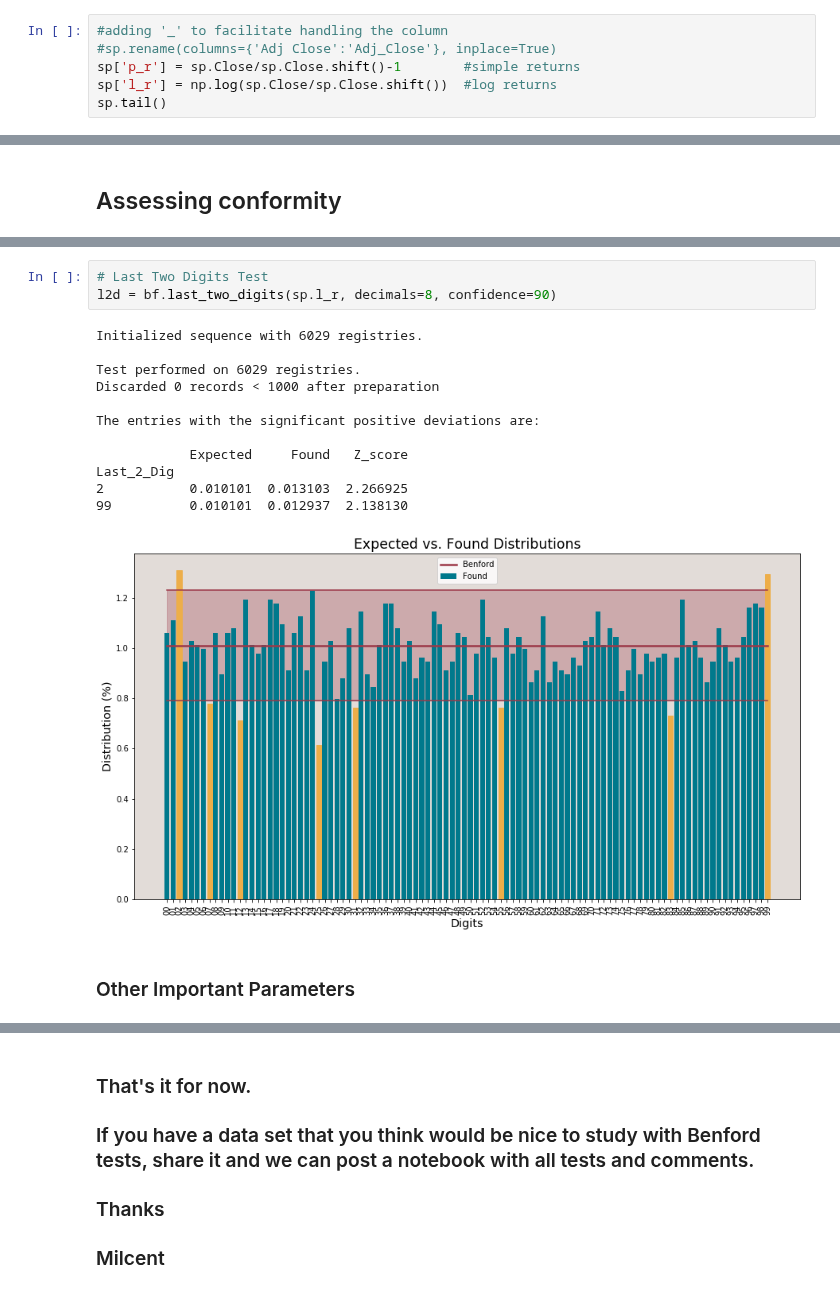
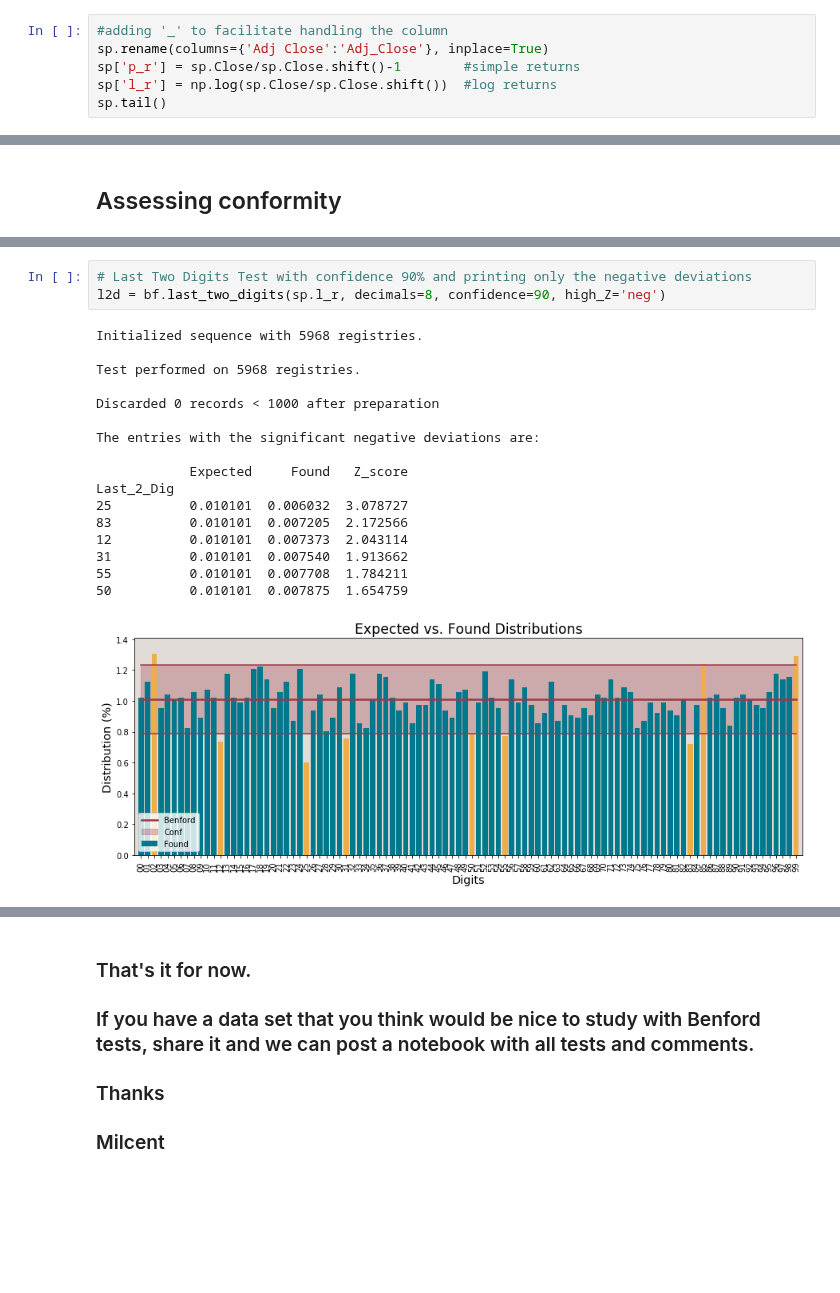
Before and after one commit to milcent/benford_py, a Jupyter notebook: Demo.ipynb, the cells around one changed output, grey strips where cells are left out. Saved outputs shown, nothing was run; the diff lists cells and outputs as text; blank space fills up the shorter version.

Commit message:
Updated old stuff and MAntissas stats and plots

```diff
--- a/Demo.ipynb
+++ b/Demo.ipynb
@@ -34,7 +34,7 @@ sp = pd.read_csv('data/SPY.csv', index_col='Date', parse_dates=True)
 #### Creating simple and log return  columns
 # %%
 #adding '_' to facilitate handling the column
-#sp.rename(columns={'Adj Close':'Adj_Close'}, inplace=True)
+sp.rename(columns={'Adj Close':'Adj_Close'}, inplace=True)
 sp['p_r'] = sp.Close/sp.Close.shift()-1        #simple returns
 sp['l_r'] = np.log(sp.Close/sp.Close.shift())  #log returns
 sp.tail()
@@ -191,19 +200,22 @@ Sec_Dig
 # %%
-# Last Two Digits Test
-l2d = bf.last_two_digits(sp.l_r, decimals=8, confidence=90)
+# Last Two Digits Test with confidence 90% and printing only the negative deviations
+l2d = bf.last_two_digits(sp.l_r, decimals=8, confidence=90, high_Z='neg')
 # %% [output]
-Initialized sequence with 6029 registries.
+Initialized sequence with 5968 registries.
 
-Test performed on 6029 registries.
+Test performed on 5968 registries.
+
 Discarded 0 records < 1000 after preparation
 
-The entries with the significant positive deviations are:
+The entries with the significant negative deviations are:
 
             Expected     Found   Z_score
 Last_2_Dig
-2           0.010101  0.013103  2.266925
-99          0.010101  0.012937  2.138130
+25          0.010101  0.006032  3.078727
+83          0.010101  0.007205  2.172566
+12          0.010101  0.007373  2.043114
+31          0.010101  0.007540  1.913662
+55          0.010101  0.007708  1.784211
+50          0.010101  0.007875  1.654759
-[figure, old version]
+[figure, new version]
-# %% [markdown]
-### Other Important Parameters
 # %% [markdown]
```
Also changed, not shown: parts of 52 cells of this notebook.
